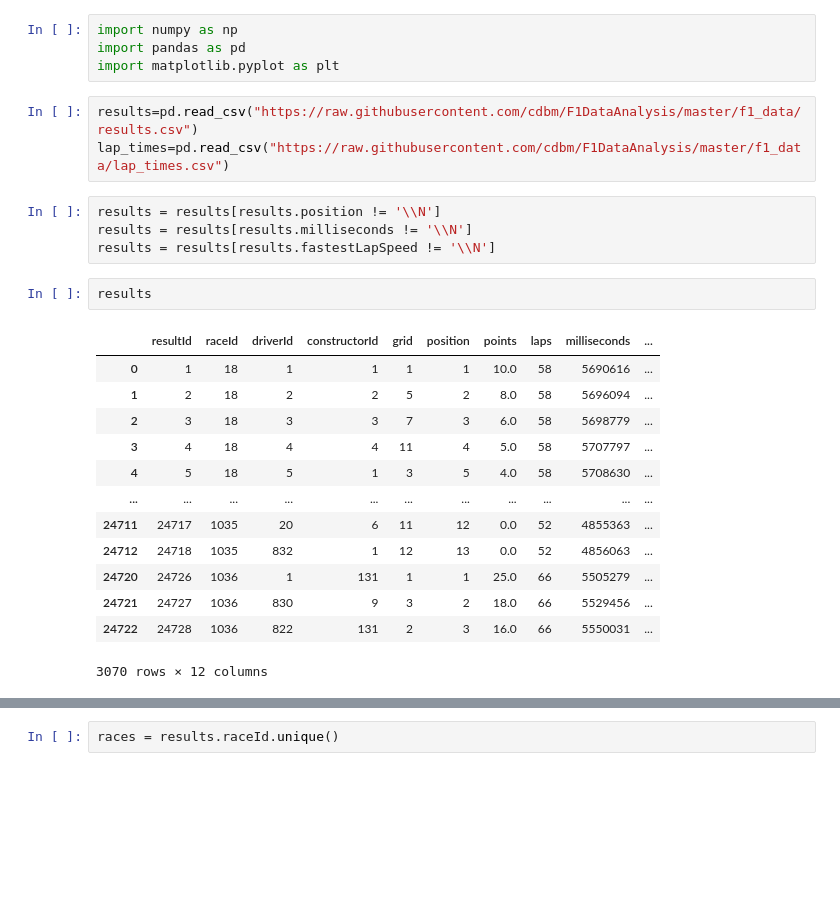
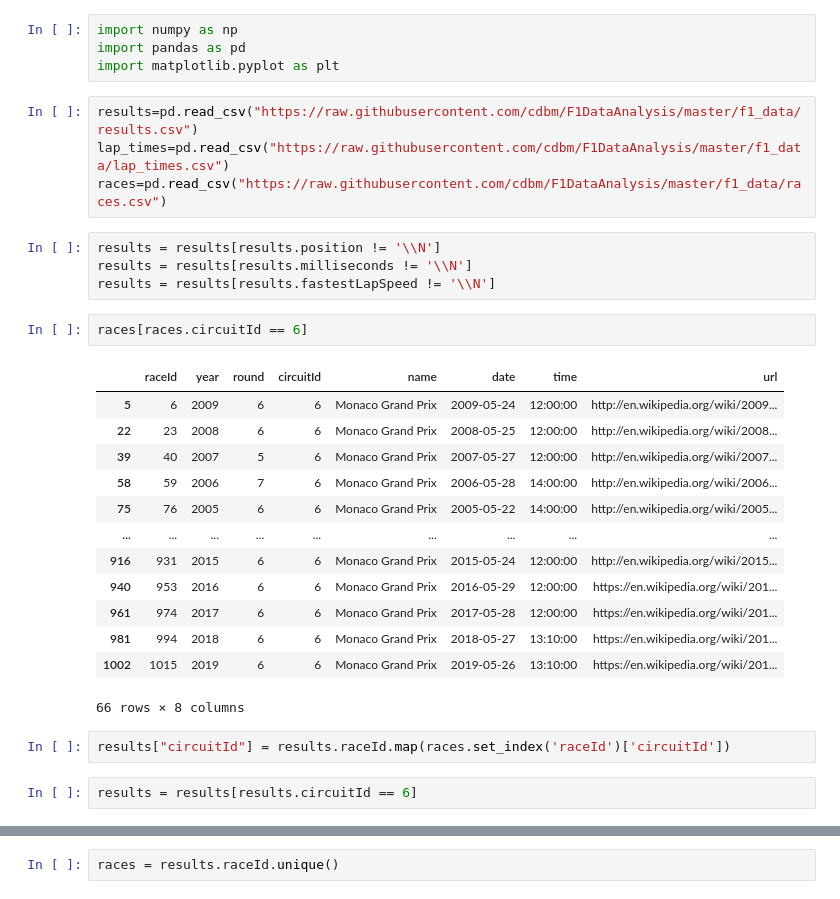
Before and after one commit to cdbm/F1DataAnalysis, a Jupyter notebook: Prediction.ipynb, the cells around one changed output, grey strips where cells are left out. Drawn from its saved outputs; the diff is of its cells as text; blank space fills up the shorter version.

```diff
--- a/Prediction.ipynb
+++ b/Prediction.ipynb
@@ -7,26 +7,31 @@ import matplotlib.pyplot as plt
 # %%
 results=pd.read_csv("https://raw.githubusercontent.com/cdbm/F1DataAnalysis/master/f1_data/results.csv")
 lap_times=pd.read_csv("https://raw.githubusercontent.com/cdbm/F1DataAnalysis/master/f1_data/lap_times.csv")
+races=pd.read_csv("https://raw.githubusercontent.com/cdbm/F1DataAnalysis/master/f1_data/races.csv")
 # %%
 results = results[results.position != '\\N']
 results = results[results.milliseconds != '\\N']
 results = results[results.fastestLapSpeed != '\\N']
-# %%
-results
-# %% [output]
-|  | resultId | raceId | driverId | constructorId | grid | position | points | laps | milliseconds | ... |
-| 0 | 1 | 18 | 1 | 1 | 1 | 1 | 10.0 | 58 | 5690616 | ... |
-| 1 | 2 | 18 | 2 | 2 | 5 | 2 | 8.0 | 58 | 5696094 | ... |
-| 2 | 3 | 18 | 3 | 3 | 7 | 3 | 6.0 | 58 | 5698779 | ... |
-| 3 | 4 | 18 | 4 | 4 | 11 | 4 | 5.0 | 58 | 5707797 | ... |
-| 4 | 5 | 18 | 5 | 1 | 3 | 5 | 4.0 | 58 | 5708630 | ... |
-| ... | ... | ... | ... | ... | ... | ... | ... | ... | ... | ... |
-| 24711 | 24717 | 1035 | 20 | 6 | 11 | 12 | 0.0 | 52 | 4855363 | ... |
-| 24712 | 24718 | 1035 | 832 | 1 | 12 | 13 | 0.0 | 52 | 4856063 | ... |
-| 24720 | 24726 | 1036 | 1 | 131 | 1 | 1 | 25.0 | 66 | 5505279 | ... |
-| 24721 | 24727 | 1036 | 830 | 9 | 3 | 2 | 18.0 | 66 | 5529456 | ... |
-| 24722 | 24728 | 1036 | 822 | 131 | 2 | 3 | 16.0 | 66 | 5550031 | ... |
-3070 rows × 12 columns
+# %%
+races[races.circuitId == 6]
+# %% [output]
+|  | raceId | year | round | circuitId | name | date | time | url |
+| 5 | 6 | 2009 | 6 | 6 | Monaco Grand Prix | 2009-05-24 | 12:00:00 | http://en.wikipedia.org/wiki/2009... |
+| 22 | 23 | 2008 | 6 | 6 | Monaco Grand Prix | 2008-05-25 | 12:00:00 | http://en.wikipedia.org/wiki/2008... |
+| 39 | 40 | 2007 | 5 | 6 | Monaco Grand Prix | 2007-05-27 | 12:00:00 | http://en.wikipedia.org/wiki/2007... |
+| 58 | 59 | 2006 | 7 | 6 | Monaco Grand Prix | 2006-05-28 | 14:00:00 | http://en.wikipedia.org/wiki/2006... |
+| 75 | 76 | 2005 | 6 | 6 | Monaco Grand Prix | 2005-05-22 | 14:00:00 | http://en.wikipedia.org/wiki/2005... |
+| ... | ... | ... | ... | ... | ... | ... | ... | ... |
+| 916 | 931 | 2015 | 6 | 6 | Monaco Grand Prix | 2015-05-24 | 12:00:00 | http://en.wikipedia.org/wiki/2015... |
+| 940 | 953 | 2016 | 6 | 6 | Monaco Grand Prix | 2016-05-29 | 12:00:00 | https://en.wikipedia.org/wiki/201... |
+| 961 | 974 | 2017 | 6 | 6 | Monaco Grand Prix | 2017-05-28 | 12:00:00 | https://en.wikipedia.org/wiki/201... |
+| 981 | 994 | 2018 | 6 | 6 | Monaco Grand Prix | 2018-05-27 | 13:10:00 | https://en.wikipedia.org/wiki/201... |
+| 1002 | 1015 | 2019 | 6 | 6 | Monaco Grand Prix | 2019-05-26 | 13:10:00 | https://en.wikipedia.org/wiki/201... |
+66 rows × 8 columns
+# %%
+results["circuitId"] = results.raceId.map(races.set_index('raceId')['circuitId'])
+# %%
+results = results[results.circuitId == 6]
 # %%
 results.positionText.unique()
 # %% [output]
```
Also changed, not shown: parts of 18 cells of this notebook.
